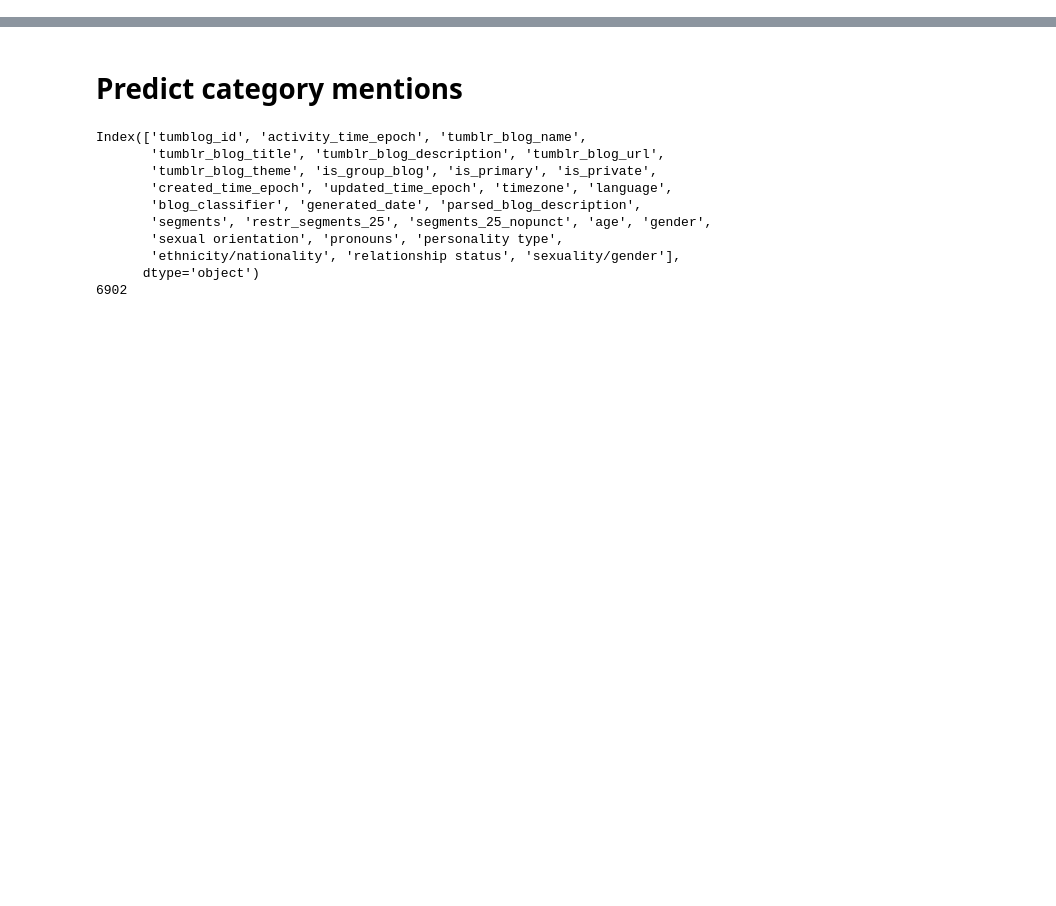
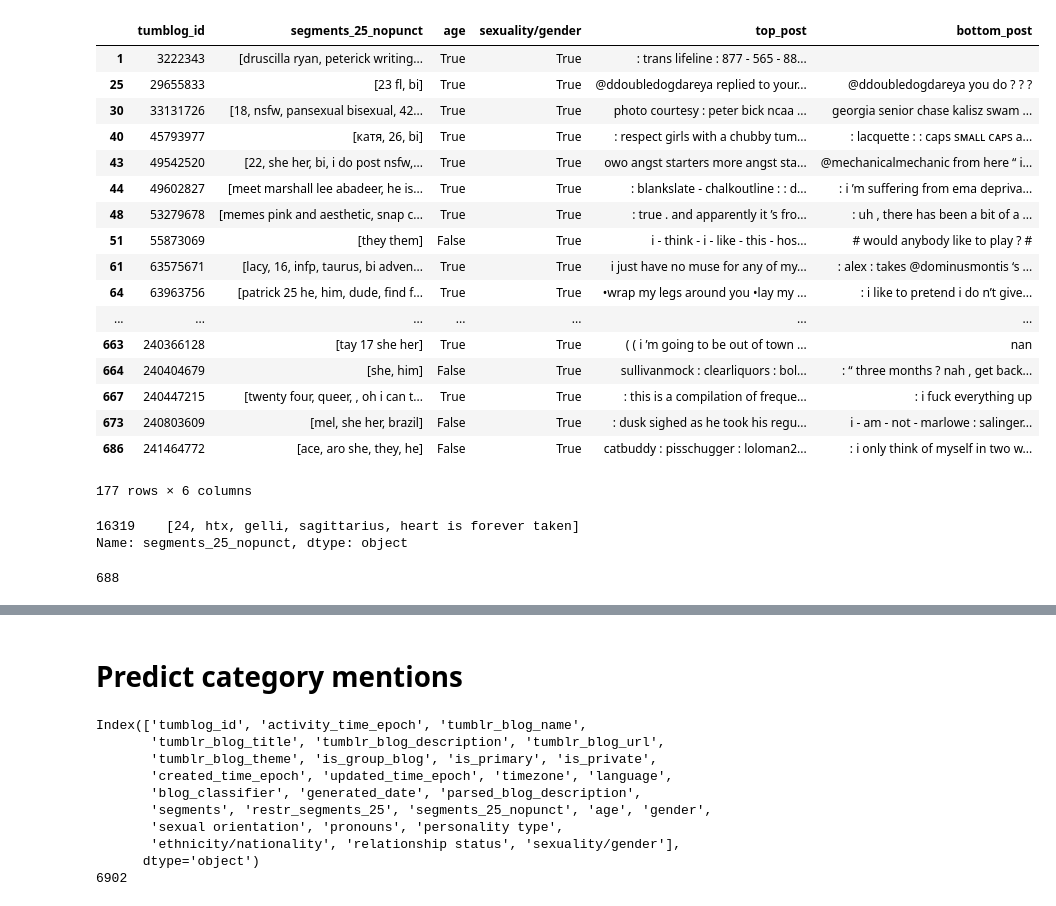
Before and after one commit to michaelmilleryoder/tumblr-scripts, a Jupyter notebook: jupyter/blog_descriptions_experiments.ipynb, the cells around one changed output, grey strips where cells are left out. Saved outputs shown, nothing was run; the diff lists cells and outputs as text; code cells hidden in the pictures; blank space fills up the shorter version.

```diff
--- a/jupyter/blog_descriptions_experiments.ipynb
+++ b/jupyter/blog_descriptions_experiments.ipynb
@@ -46,0 +137,19 @@ os.environ["CUDA_VISIBLE_DEVICES"] = "0"
+# %%
+pd.set_option('display.max_colwidth', -1)
+# %%
+tops = []
+bottoms = []
+
+for i in range(688):
+    post_wts = pd.DataFrame()
+    post_wts['post'] = dev_posts[i]
+    post_wts['weight'] = list(wts[i])
+
+    post_wts.sort_values('weight', inplace=True, ascending=False)
+    top_post = post_wts.iloc[0]['post']
+    bottom_post = post_wts.iloc[-1]['post']
+    tops.append(top_post)
+    bottoms.append(bottom_post)
+
+print(len(tops))
+print(len(bottoms))
@@ -46,0 +159,6 @@ os.environ["CUDA_VISIBLE_DEVICES"] = "0"
+# %%
+quick_posts = pd.DataFrame()
+quick_posts['tumblog_id'] = tids[:688]
+quick_posts['top_post'] = tops
+quick_posts['bottom_post'] = bottoms
+len(quick_posts)
@@ -46,0 +167,3 @@ os.environ["CUDA_VISIBLE_DEVICES"] = "0"
+# %%
+merged = pd.merge(quick_posts, descs, on=['tumblog_id'], how='inner')
+len(merged)
@@ -46,0 +185,31 @@ os.environ["CUDA_VISIBLE_DEVICES"] = "0"
+# %%
+test = merged.loc[:, ['tumblog_id', 'segments_25_nopunct', 'age', 'sexuality/gender', 'top_post', 'bottom_post']]
+test[test['sexuality/gender']==True]
+# %% [output]
+|  | tumblog_id | segments_25_nopunct | age | sexuality/gender | top_post | bottom_post |
+| 1 | 3222343 | [druscilla ryan, peterick writing... | True | True | : trans lifeline : 877 - 565 - 88... |  |
+| 25 | 29655833 | [23 fl, bi] | True | True | @ddoubledogdareya replied to your... | @ddoubledogdareya you do ? ? ? |
+| 30 | 33131726 | [18, nsfw, pansexual bisexual, 42... | True | True | photo courtesy : peter bick ncaa ... | georgia senior chase kalisz swam ... |
+| 40 | 45793977 | [катя, 26, bi] | True | True | : respect girls with a chubby tum... | : lacquette : : caps sᴍᴀʟʟ ᴄᴀᴘs a... |
+| 43 | 49542520 | [22, she her, bi, i do post nsfw,... | True | True | owo angst starters more angst sta... | @mechanicalmechanic from here “ i... |
+| 44 | 49602827 | [meet marshall lee abadeer, he is... | True | True | : blankslate - chalkoutline : : d... | : i ’m suffering from ema depriva... |
+| 48 | 53279678 | [memes pink and aesthetic, snap c... | True | True | : true . and apparently it ’s fro... | : uh , there has been a bit of a ... |
+| 51 | 55873069 | [they them] | False | True | i - think - i - like - this - hos... | # would anybody like to play ? # |
+| 61 | 63575671 | [lacy, 16, infp, taurus, bi adven... | True | True | i just have no muse for any of my... | : alex : takes @dominusmontis ‘s ... |
+| 64 | 63963756 | [patrick 25 he, him, dude, find f... | True | True | •wrap my legs around you •lay my ... | : i like to pretend i do n’t give... |
+| ... | ... | ... | ... | ... | ... | ... |
+| 663 | 240366128 | [tay 17 she her] | True | True | ( ( i ’m going to be out of town ... | nan |
+| 664 | 240404679 | [she, him] | False | True | sullivanmock : clearliquors : bol... | : “ three months ? nah , get back... |
+| 667 | 240447215 | [twenty four, queer, , oh i can t... | True | True | : this is a compilation of freque... | : i fuck everything up |
+| 673 | 240803609 | [mel, she her, brazil] | False | True | : dusk sighed as he took his regu... | i - am - not - marlowe : salinger... |
+| 686 | 241464772 | [ace, aro she, they, he] | False | True | catbuddy : pisschugger : loloman2... | : i only think of myself in two w... |
+177 rows × 6 columns
+# %%
+descs[descs['tumblog_id']==tids[6]]['segments_25_nopunct']
+# %% [output]
+16319    [24, htx, gelli, sagittarius, heart is forever taken]
+Name: segments_25_nopunct, dtype: object
+# %%
+len(wts)
+# %% [output]
+688
```
Also changed, not shown: parts of 21 cells of this notebook.
